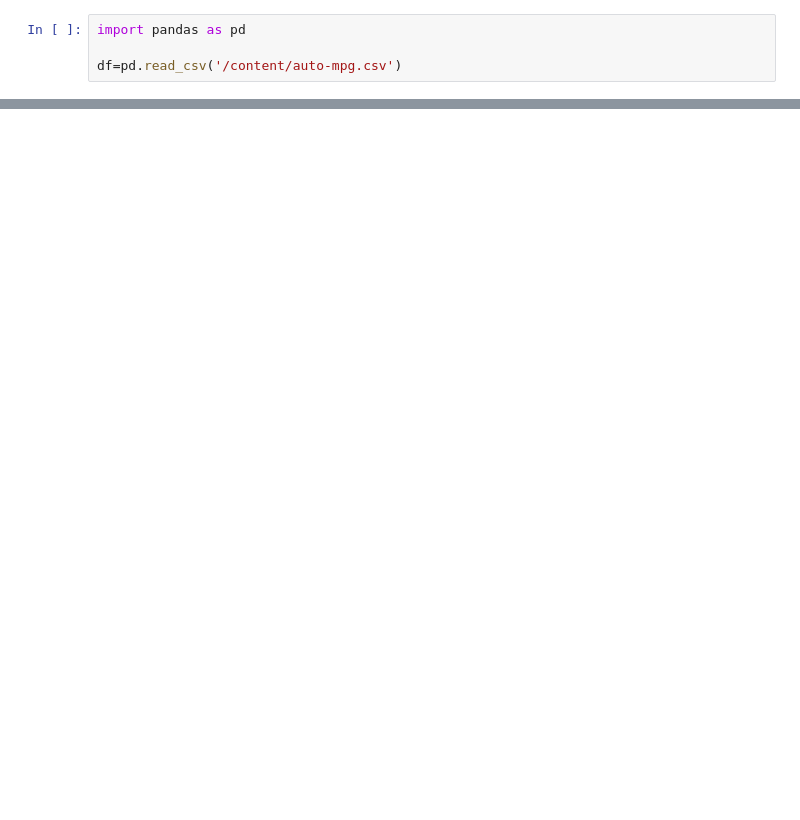
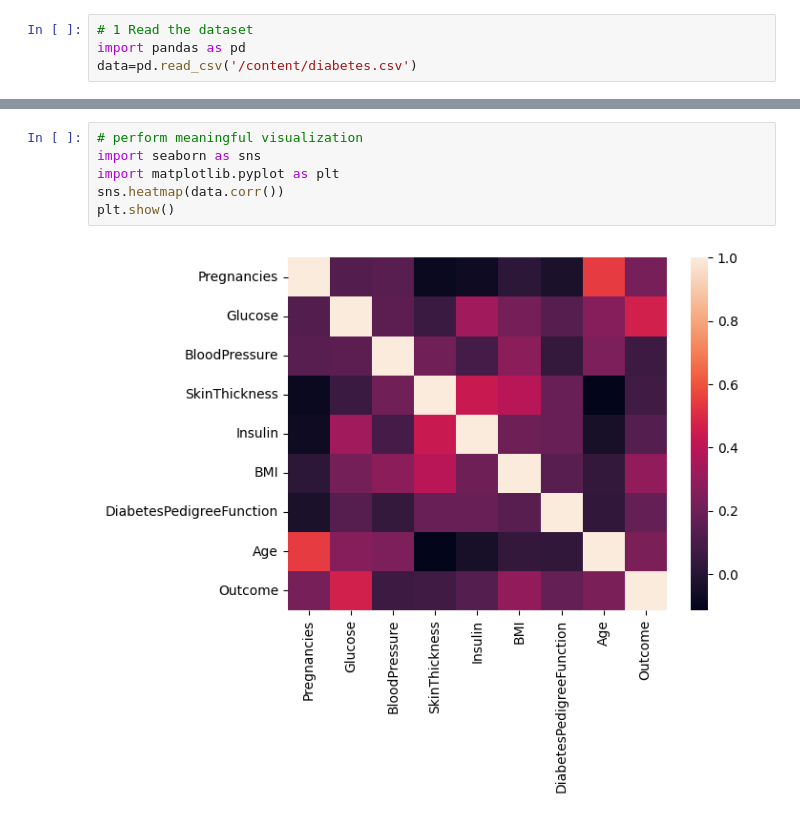
Before and after one commit to RajaAbitha/RajaAbitha, a Jupyter notebook: Assignment1.ipynb, the cells around one changed output, grey strips where cells are left out. Drawn from its saved outputs; the diff is of its cells as text; blank space fills up the shorter version.

```diff
--- a/Assignment1.ipynb
+++ b/Assignment1.ipynb
@@ -10,4 +5,4 @@ Requirement already satisfied: six>=1.5 in /usr/local/lib/python3.11/dist-packag
 # %%
+# 1 Read the dataset
 import pandas as pd
-
-df=pd.read_csv('/content/auto-mpg.csv')
+data=pd.read_csv('/content/diabetes.csv')
@@ -65,0 +58,8 @@ plt.show()
+# %%
+# perform meaningful visualization
+import seaborn as sns
+import matplotlib.pyplot as plt
+sns.heatmap(data.corr())
+plt.show()
+# %% [output]
+[figure, added]
```
Also changed, not shown: parts of 18 cells of this notebook.
